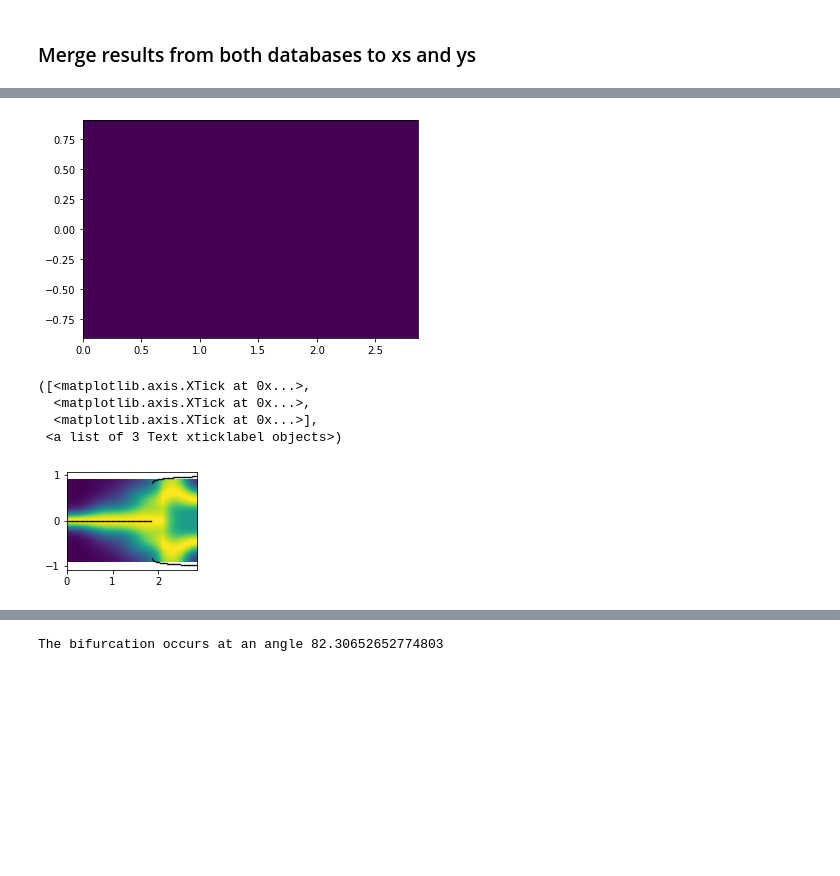
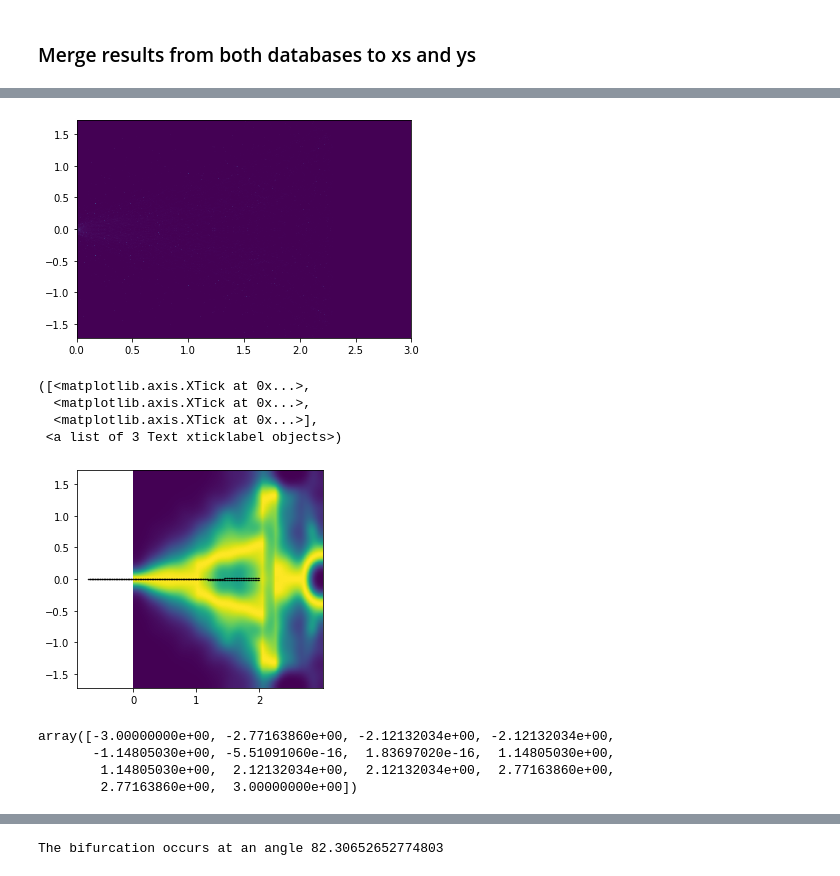
Before and after one commit to bianca-schell/locustVR, a Jupyter notebook: locust_plots-june.ipynb, the cells around one changed output, grey strips where cells are left out. Cells and saved outputs as stored; diff of their text form; code cells hidden in the pictures; blank space fills up the shorter version.

Commit message:
locust plots

```diff
--- a/locust_plots-june.ipynb
+++ b/locust_plots-june.ipynb
@@ -240,10 +268,29 @@ for uuid in range(0,len(fetched)):
     tmp['angle'] = np.nan
     tmp['post0_x'] = tmp['post0_y'] = tmp['post1_x'] = tmp['post1_y'] = tmp['post2_x'] = tmp['post2_y'] = np.nan
 
+    tmp3 = pd.DataFrame(columns=['index','x','y','z','event','t','nStimuli','uuid','angle','post0_x','post0_y','post1_x','post1_y','selected'])
+    for i in np.unique(tmp['nStimuli']):
+        for j in np.unique(tmp.loc[tmp['nStimuli'] == i, 'event']):
+            tmp2 = tmp.loc[(tmp['nStimuli'] == i) & (tmp['event'] == j),:]
+            tmp2 = tmp2.reset_index()
+            tmp2['selected'] = 0
+
+            start_x = tmp2.loc[0,'x']
+            start_y = tmp2.loc[0,'y']
+            for k in range(1,len(tmp2)):
+                x = tmp2.loc[k,'x']
+                y = tmp2.loc[k,'y']
+                dist = np.sqrt((start_x - x) ** 2 + (start_y - y) ** 2)
+                if dist > spatial_discretisation_step:
+                    tmp2.loc[k,'selected'] = 1
+                    start_x = x
+                    start_y = y
+            tmp3 = tmp3.append(tmp2[tmp2['selected'] == 1])
+
     for a in range(1,4):
-        tmp.loc[tmp['nStimuli'] == a, 'angle'] = eval(dataDict0[uuid][a][0])['angle']
+        tmp3.loc[tmp3['nStimuli'] == a, 'angle'] = eval(dataDict0[uuid][a][0])['angle']
 
-    df = tmp if uuid == 0 else pd.concat([df,tmp])
+    df = tmp3 if uuid == 0 else pd.concat([df,tmp3])
     rot_post0.append([eval(dataDict0[uuid][1][0])['distance'], 0.0])
 
     cursorProject.execute("Select post1 from projects where project = ? and exp >= ? and exp < ?",('DecisionGeometry', 0, 10))
@@ -278,7 +325,7 @@ for uuid in range(0,len(fetched)):
 
 # rotate tracks and posts (posts are now centred along positive x-axis)
 for uuid in range(0,len(fetched)):
-    for i in range(0,np.max(nStimuli)+1):
+    for i in np.unique(df.loc[df['uuid'] == uuid,'nStimuli']):
         ang = np.unique(df.loc[(df['uuid'] == uuid) & (df['nStimuli'] == i),'ang'])[0]
         if i > 0 and i < np.max(nStimuli):
             ang += np.pi*35/180
@@ -381,7 +428,7 @@ peak_threshold = 0.9
 
 def density_map(x, y, stats=True):
     if nPosts == 2:
-        val = 251
+        val = 151
 
         blur = (11, 11) if stats == True else (val, val)
         r = (
@@ -469,13 +516,13 @@ if nPosts == 2:
     y_fit = np.abs(y_fit)
 
     fit_params, pcov = curve_fit(
-        fitfunc_vec_self, x_fit, y_fit, p0=[2, 1, 1], maxfev=10000
+        fitfunc_vec_self, x_fit, y_fit, p0=[2.5, 1, 1], maxfev=10000
     )
     params1[0, :] = fit_params
 
 else:
-    xs1 = xs[np.where(xs < 2.1)[0]]
-    ys1 = ys[np.where(xs < 2.1)[0]]
+    xs1 = xs[np.where(xs < 2.)[0]]
+    ys1 = ys[np.where(xs < 2.)[0]]
 
     x_fit = []
     y_fit = []
@@ -497,10 +544,10 @@ else:
     )
     params1[0, :] = fit_params
 # %% [output]
-[figure, old version]
+[figure, new version]
 # %%
 if nPosts == 2:
-    fig, ax = plt.subplots(1, 1, figsize=(post0_x, post1_y*2))
+    fig, ax = plt.subplots(1, 1, figsize=(post0_x / 2.5, post1_y / 1.25))
     plt.imshow(img ** 2, extent=[0, post0_x, post0_y, post1_y])
 else:
     plt.imshow(img ** 2, extent=[0, post1_x, post0_y, post2_y])
@@ -513,31 +560,38 @@ y1 = np.zeros(len(x1))
 
 x = (
     np.arange(parameters[0], post0_x - step_len, step_len)
     if nPosts == 2
     else np.arange(parameters[0], 2.0, step_len)
 )
 x2 = np.concatenate((x, x))
 y2 = np.concatenate(
     (
         (parameters[2] * (x - parameters[0])) ** parameters[1],
         -(parameters[2] * (x - parameters[0])) ** parameters[1],
     )
 )
 
 if nPosts != 2:
     bisector_xs = [np.median(params1, axis=0)[0], post2_x]
     bisector_ys = [
         0,
         np.tan(np.arctan2(post2_y, post2_x - np.min(params1, axis=0)[0]) / 2)
         * (post2_x - np.min(params1, axis=0)[0]),
     ]
 
 plt.scatter(x1, y1, c="black", s=0.1)
 plt.scatter(x2, y2, c="black", s=0.1)
 plt.xticks([0, 1, 2])
 # %% [output]
 ([<matplotlib.axis.XTick at 0x...>,
   <matplotlib.axis.XTick at 0x...>,
   <matplotlib.axis.XTick at 0x...>],
  <a list of 3 Text xticklabel objects>)
-[figure, old version]
+[figure, new version]
+# %%
+np.unique(df['post0_x'])
+# %% [output]
+array([-3.00000000e+00, -2.77163860e+00, -2.12132034e+00, -2.12132034e+00,
+       -1.14805030e+00, -5.51091060e-16,  1.83697020e-16,  1.14805030e+00,
+        1.14805030e+00,  2.12132034e+00,  2.12132034e+00,  2.77163860e+00,
+        2.77163860e+00,  3.00000000e+00])
```
Also changed, not shown: parts of 9 cells of this notebook, 12 other files.
